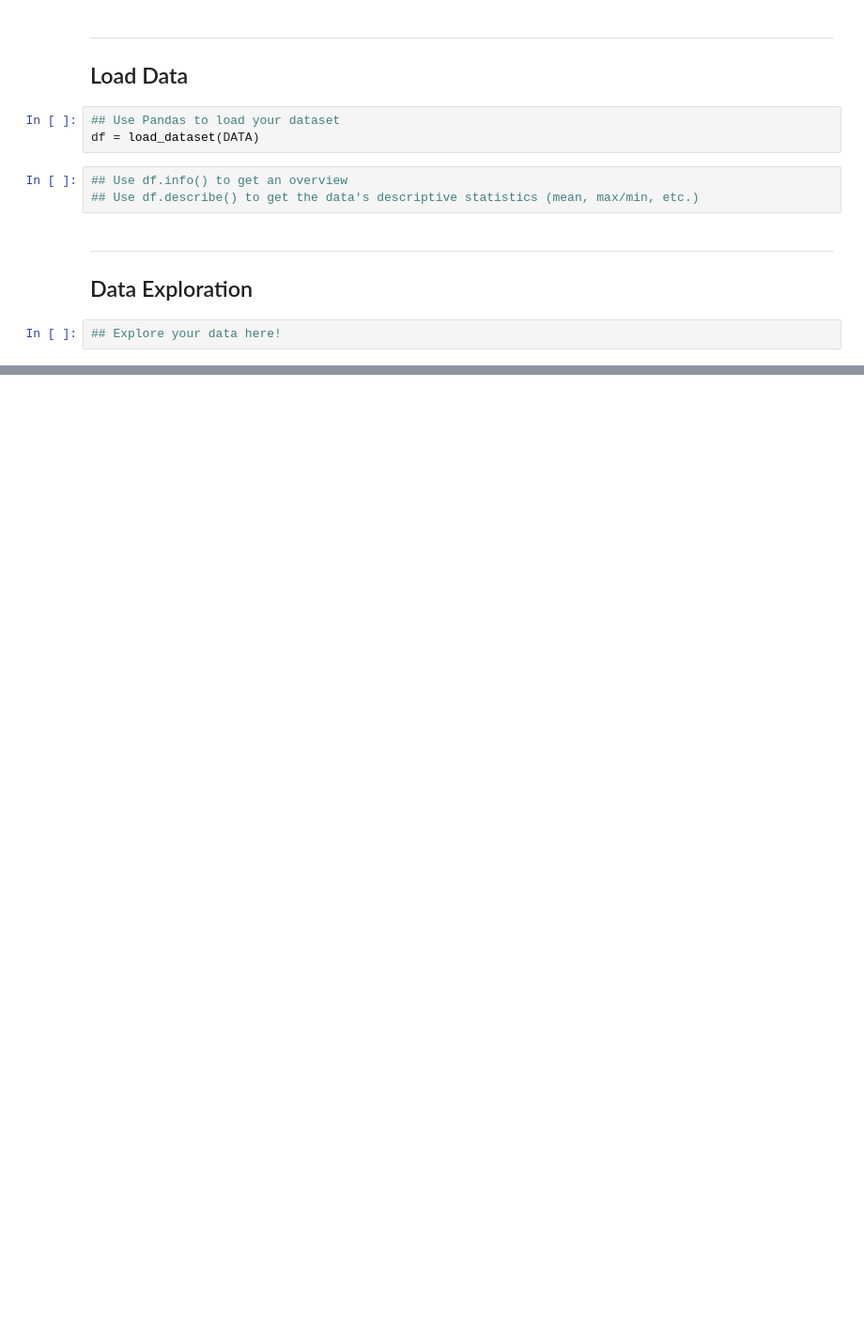
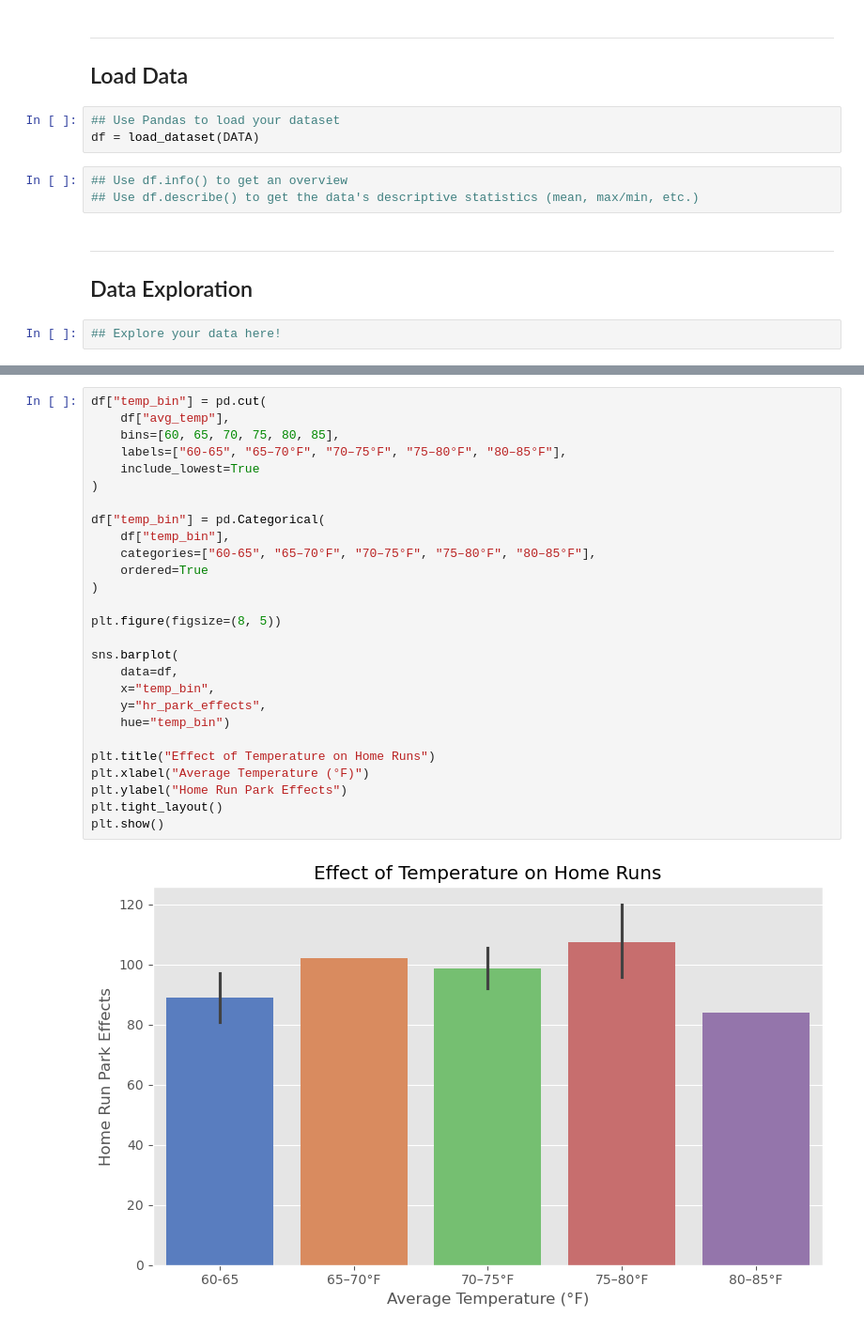
Before and after one commit to NOUR-2025/Reproducibility, a Jupyter notebook: template.ipynb, the cells around one changed output, grey strips where cells are left out. Shown at 94% size. Saved outputs shown, nothing was run; the diff lists cells and outputs as text; blank space fills up the shorter version.

```diff
--- a/template.ipynb
+++ b/template.ipynb
@@ -101,0 +126,29 @@ df = load_dataset(DATA)
+# %%
+df["temp_bin"] = pd.cut(
+    df["avg_temp"],
+    bins=[60, 65, 70, 75, 80, 85],
+    labels=["60-65", "65–70°F", "70–75°F", "75–80°F", "80–85°F"],
+    include_lowest=True
+)
+
+df["temp_bin"] = pd.Categorical(
+    df["temp_bin"],
+    categories=["60-65", "65–70°F", "70–75°F", "75–80°F", "80–85°F"],
+    ordered=True
+)
+
+plt.figure(figsize=(8, 5))
+
+sns.barplot(
+    data=df,
+    x="temp_bin",
+    y="hr_park_effects",
+    hue="temp_bin")
+
+plt.title("Effect of Temperature on Home Runs")
+plt.xlabel("Average Temperature (°F)")
+plt.ylabel("Home Run Park Effects")
+plt.tight_layout()
+plt.show()
+# %% [output]
+[figure, added]
```
Also changed, not shown: parts of 6 cells of this notebook.
